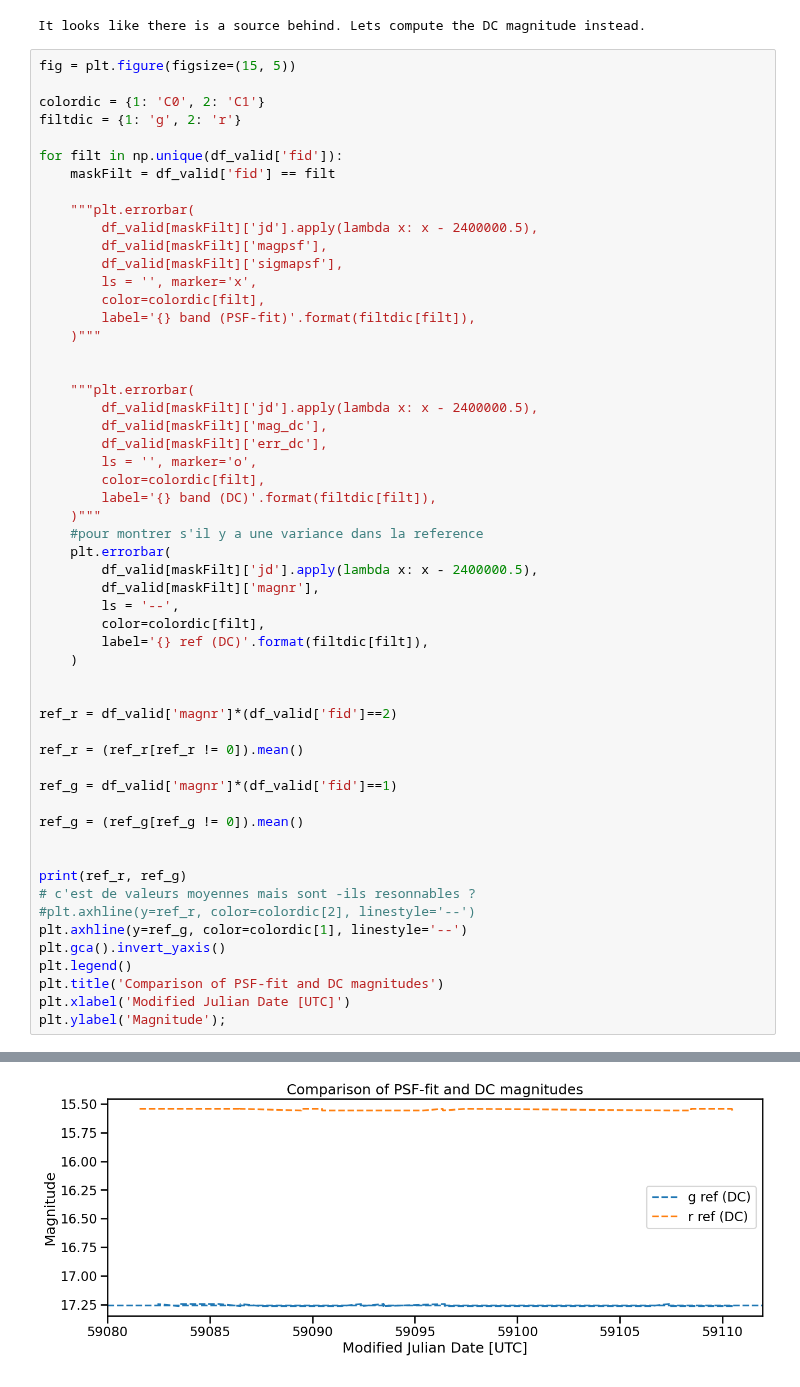
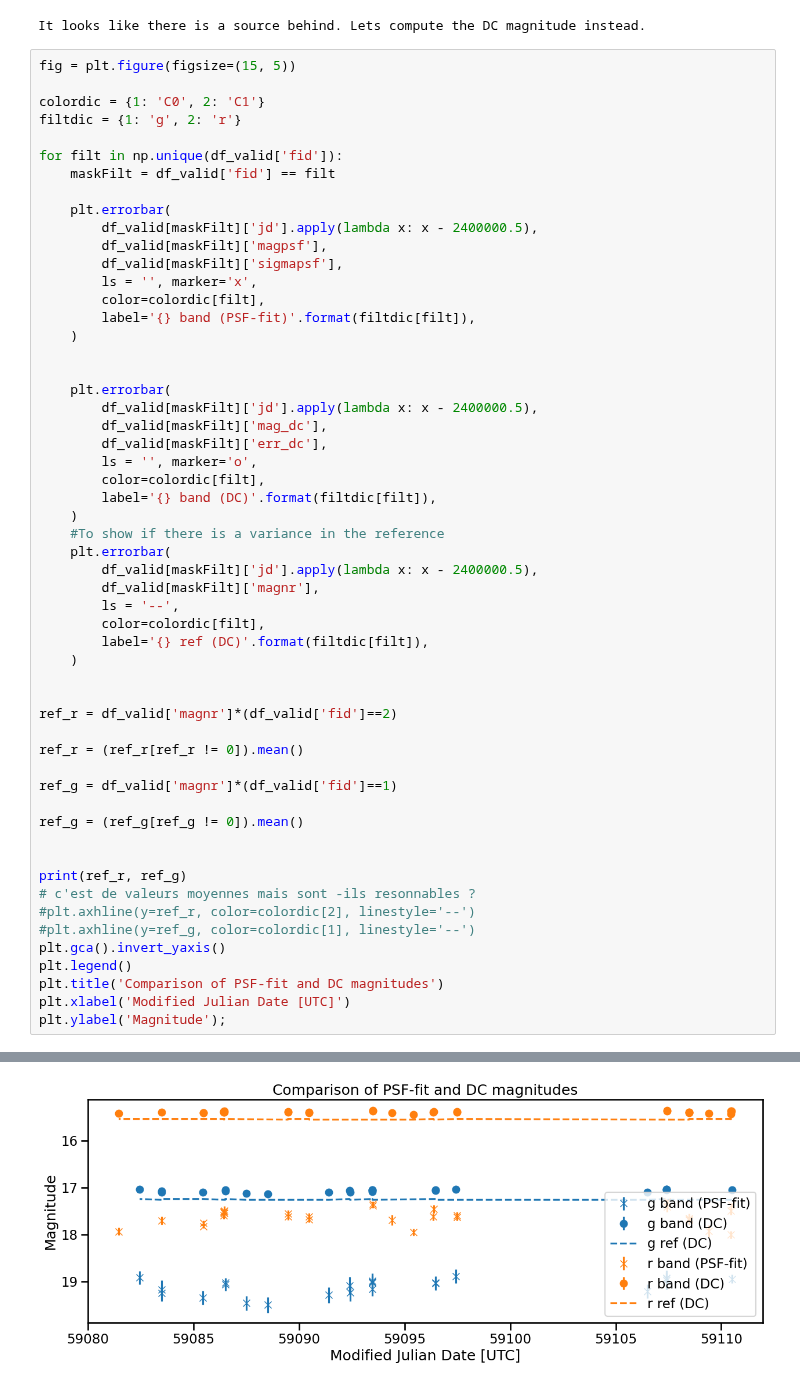
Before and after one commit to ManuGangler/FAnomAlly, a Jupyter notebook: notebook/data-transfer.ipynb, the cells around one changed output, grey strips where cells are left out. Cells and saved outputs as stored; diff of their text form.

```diff
--- a/notebook/data-transfer.ipynb
+++ b/notebook/data-transfer.ipynb
@@ -217,55 +183,55 @@ filtdic = {1: 'g', 2: 'r'}
 for filt in np.unique(df_valid['fid']):
     maskFilt = df_valid['fid'] == filt
 
-    """plt.errorbar(
+    plt.errorbar(
         df_valid[maskFilt]['jd'].apply(lambda x: x - 2400000.5),
         df_valid[maskFilt]['magpsf'],
         df_valid[maskFilt]['sigmapsf'],
         ls = '', marker='x',
         color=colordic[filt],
         label='{} band (PSF-fit)'.format(filtdic[filt]),
-    )"""
+    )
 
 
-    """plt.errorbar(
+    plt.errorbar(
         df_valid[maskFilt]['jd'].apply(lambda x: x - 2400000.5),
         df_valid[maskFilt]['mag_dc'],
         df_valid[maskFilt]['err_dc'],
         ls = '', marker='o',
         color=colordic[filt],
         label='{} band (DC)'.format(filtdic[filt]),
-    )"""
-    #pour montrer s'il y a une variance dans la reference
+    )
+    #To show if there is a variance in the reference
     plt.errorbar(
         df_valid[maskFilt]['jd'].apply(lambda x: x - 2400000.5),
         df_valid[maskFilt]['magnr'],
         ls = '--',
         color=colordic[filt],
         label='{} ref (DC)'.format(filtdic[filt]),
     )
 
 
 ref_r = df_valid['magnr']*(df_valid['fid']==2)
 
 ref_r = (ref_r[ref_r != 0]).mean()
 
 ref_g = df_valid['magnr']*(df_valid['fid']==1)
 
 ref_g = (ref_g[ref_g != 0]).mean()
 
 
 print(ref_r, ref_g)
 # c'est de valeurs moyennes mais sont -ils resonnables ?
 #plt.axhline(y=ref_r, color=colordic[2], linestyle='--')
-plt.axhline(y=ref_g, color=colordic[1], linestyle='--')
+#plt.axhline(y=ref_g, color=colordic[1], linestyle='--')
 plt.gca().invert_yaxis()
 plt.legend()
 plt.title('Comparison of PSF-fit and DC magnitudes')
 plt.xlabel('Modified Julian Date [UTC]')
 plt.ylabel('Magnitude');
 # %% [output]
 15.549999936421711 17.25617400459621
-[figure, old version]
+[figure, new version]
 # %%
 fig = plt.figure(figsize=(15, 7))
 
```
Also changed, not shown: parts of 10 cells of this notebook, 1 other file.
